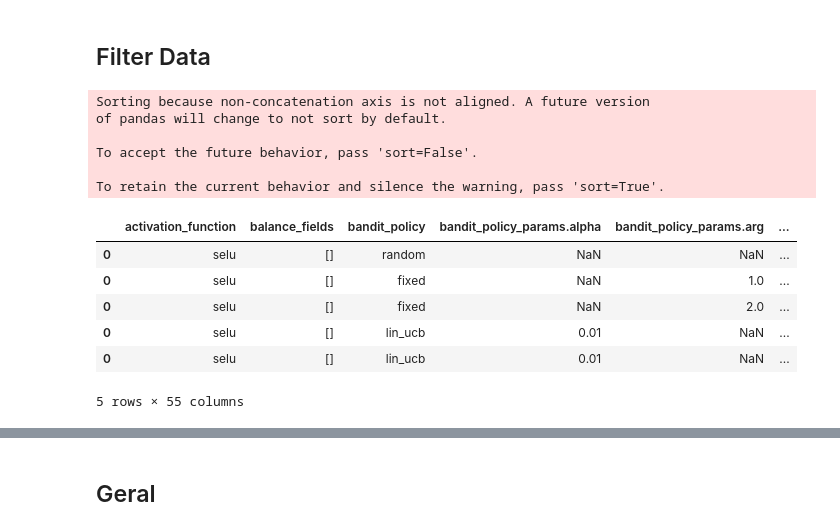
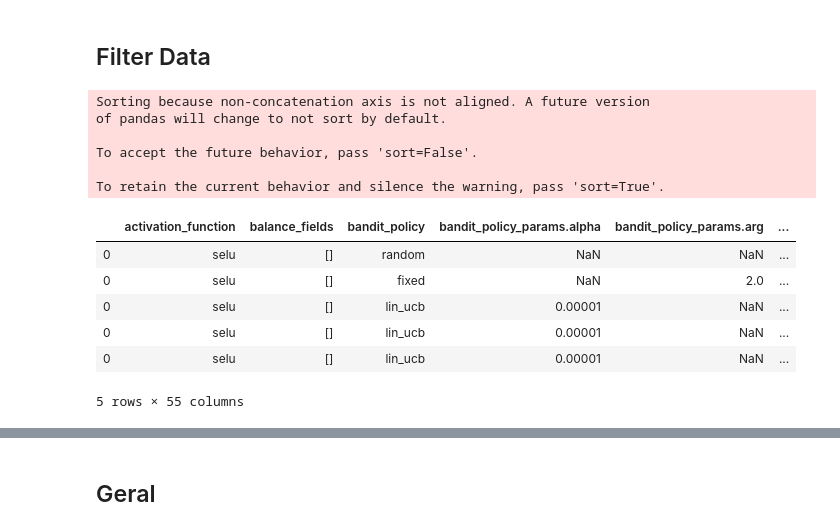
Before and after one commit to deeplearningbrasil/mars-gym, a Jupyter notebook: Resultados.ipynb, the cells around one changed output, grey strips where cells are left out. Drawn from its saved outputs; the diff is of its cells as text; code cells hidden in the pictures.

```diff
--- a/Resultados.ipynb
+++ b/Resultados.ipynb
@@ -146,24 +169,25 @@ result_paths
 # %%
 #city = "Rio de Janeiro, Brazil"
 #city = "Como, Italy"
 #city = "Chicago, USA"
-city = "New York, USA"
-city = 'Copenhagen, Denmark'
+#city = "New York, USA"
+#city = 'Copenhagen, Denmark'
+city='recsys'
 
 df_params = load_iteractions_params(result_paths)
 df_params = df_params[df_params['data_frames_preparation_extra_params.filter_city'] == city]
 df_params.head()
 # %% [output]
 Sorting because non-concatenation axis is not aligned. A future version
 of pandas will change to not sort by default.
 
 To accept the future behavior, pass 'sort=False'.
 
 To retain the current behavior and silence the warning, pass 'sort=True'.
 |  | activation_function | balance_fields | bandit_policy | bandit_policy_params.alpha | bandit_policy_params.arg | ... |
 | 0 | selu | [] | random | NaN | NaN | ... |
-| 0 | selu | [] | fixed | NaN | 1.0 | ... |
 | 0 | selu | [] | fixed | NaN | 2.0 | ... |
-| 0 | selu | [] | lin_ucb | 0.01 | NaN | ... |
-| 0 | selu | [] | lin_ucb | 0.01 | NaN | ... |
+| 0 | selu | [] | lin_ucb | 0.00001 | NaN | ... |
+| 0 | selu | [] | lin_ucb | 0.00001 | NaN | ... |
+| 0 | selu | [] | lin_ucb | 0.00001 | NaN | ... |
 5 rows × 55 columns
```
Also changed, not shown: parts of 87 cells of this notebook, 9 other files.
